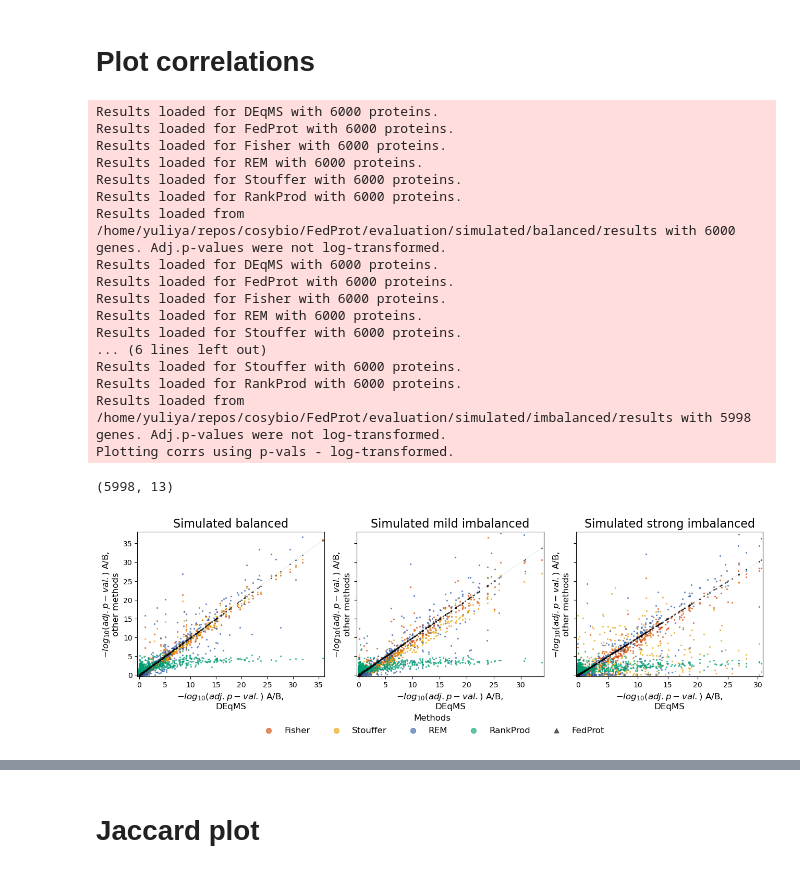
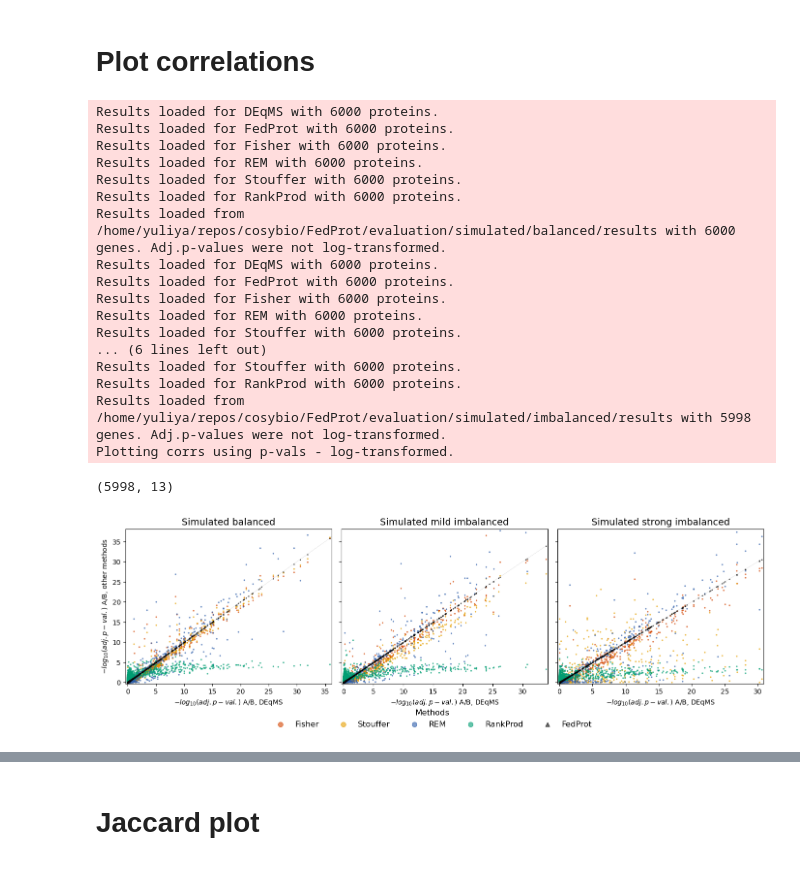
Before and after one commit to Freddsle/FedProt, a Jupyter notebook: evaluation/simulated/03_plot_results.ipynb, the cells around one changed output, grey strips where cells are left out. Cells and saved outputs as stored; diff of their text form; code cells hidden in the pictures.

```diff
--- a/evaluation/simulated/03_plot_results.ipynb
+++ b/evaluation/simulated/03_plot_results.ipynb
@@ -101,39 +101,41 @@ dfs["Imbalanced"].head(4)
 
 log_dfs = {k: log_transform_df(v) for k,v in dfs.items()}
 
-fp_eval.plt_results(
+# show results with dpi=600
+
+plot = fp_eval.plt_results(
     log_dfs,
     methods=["Fisher","Stouffer","REM","RankProd", "FedProt"],
     color_dict=color_dict,
     what="pv_",
     text="", dotsize=2,
     datasets=["Balanced", "Mild_imbalanced", "Imbalanced"],
     comparsions = ["A/B", "A/B", "A/B"],
     add_table=False,
-    figsize=(13, 4),
+    figsize=(14, 4.2),
     after_comma=2,
     titles = ["Simulated balanced", "Simulated mild imbalanced", "Simulated strong imbalanced"]
 )
 # %% [output]
 Results loaded for DEqMS with 6000 proteins.
 Results loaded for FedProt with 6000 proteins.
 Results loaded for Fisher with 6000 proteins.
 Results loaded for REM with 6000 proteins.
 Results loaded for Stouffer with 6000 proteins.
 Results loaded for RankProd with 6000 proteins.
 Results loaded from /home/yuliya/repos/cosybio/FedProt/evaluation/simulated/balanced/results with 6000 genes. Adj.p-values were not log-transformed.
 Results loaded for DEqMS with 6000 proteins.
 Results loaded for FedProt with 6000 proteins.
 Results loaded for Fisher with 6000 proteins.
 Results loaded for REM with 6000 proteins.
 Results loaded for Stouffer with 6000 proteins.
 ... (6 lines left out)
 Results loaded for Stouffer with 6000 proteins.
 Results loaded for RankProd with 6000 proteins.
 Results loaded from /home/yuliya/repos/cosybio/FedProt/evaluation/simulated/imbalanced/results with 5998 genes. Adj.p-values were not log-transformed.
 Plotting corrs using p-vals - log-transformed.
 (5998, 13)
-[figure, old version]
+[figure, new version]
 # %%
 selected_colors = OrderedDict()
 selected_colors["Methods"] = OrderedDict({
```
Also changed, not shown: parts of 2 cells of this notebook, 27 other files.
